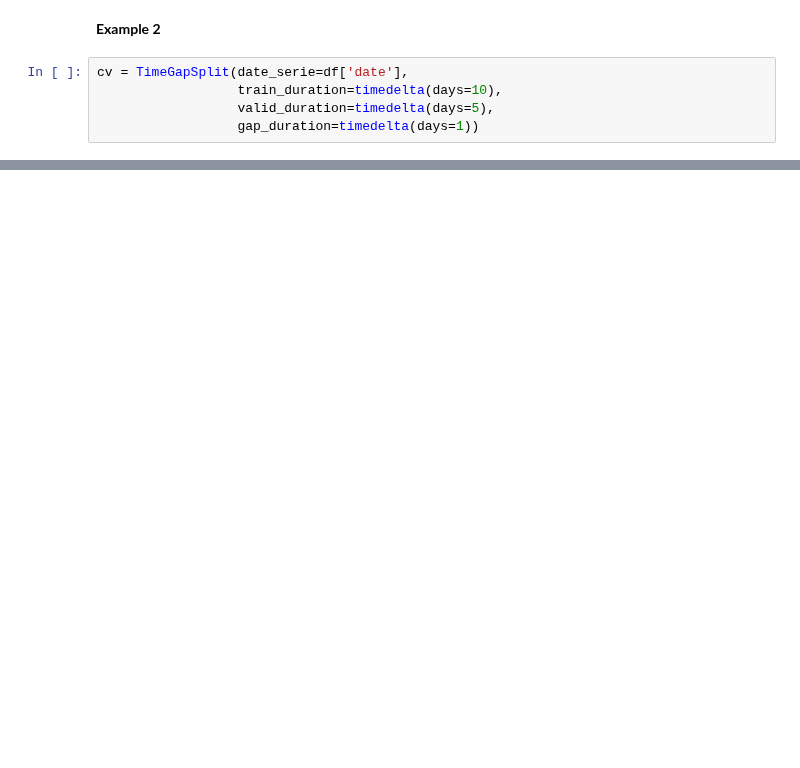
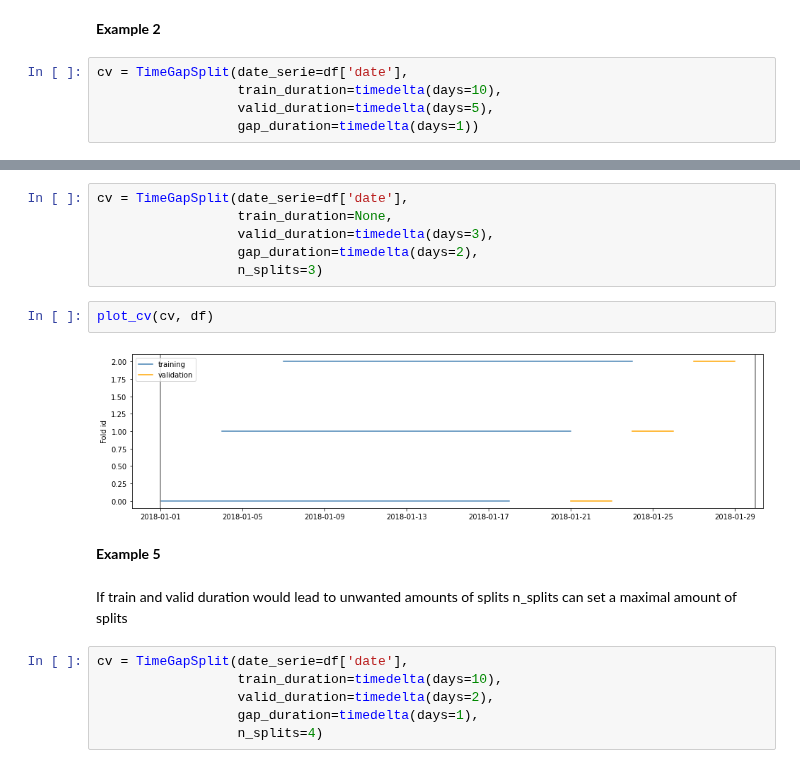
Before and after one commit to koaning/scikit-lego, a Jupyter notebook: doc/timegapsplit.ipynb, the cells around one changed output, grey strips where cells are left out. Drawn from its saved outputs; the diff is of its cells as text; blank space fills up the shorter version.

```diff
--- a/doc/timegapsplit.ipynb
+++ b/doc/timegapsplit.ipynb
@@ -96,0 +111,20 @@ plot_cv(cv, df)
+# %%
+cv = TimeGapSplit(date_serie=df['date'],
+                  train_duration=None,
+                  valid_duration=timedelta(days=3),
+                  gap_duration=timedelta(days=2),
+                  n_splits=3)
+# %%
+plot_cv(cv, df)
+# %% [output]
+[figure, added]
+# %% [markdown]
+**Example 5**
+# %% [markdown]
+If train and valid duration would lead to unwanted amounts of splits n_splits can set a maximal amount of splits
+# %%
+cv = TimeGapSplit(date_serie=df['date'],
+                  train_duration=timedelta(days=10),
+                  valid_duration=timedelta(days=2),
+                  gap_duration=timedelta(days=1),
+                  n_splits=4)
```
Also changed, not shown: parts of 13 cells of this notebook, 2 other files.
